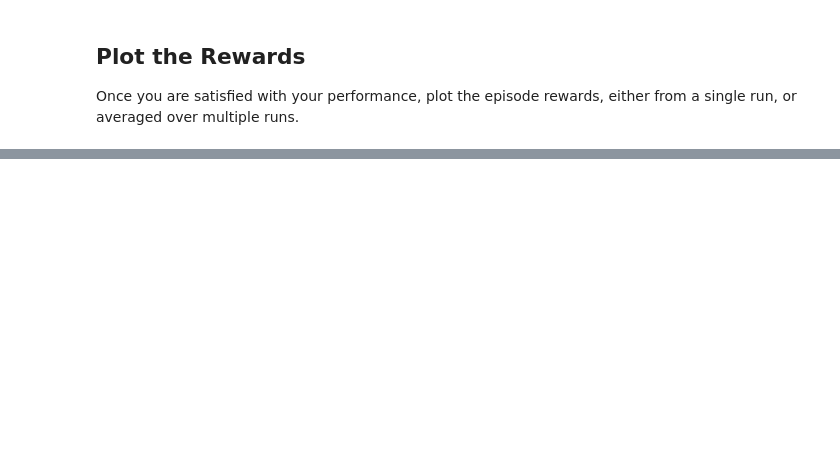
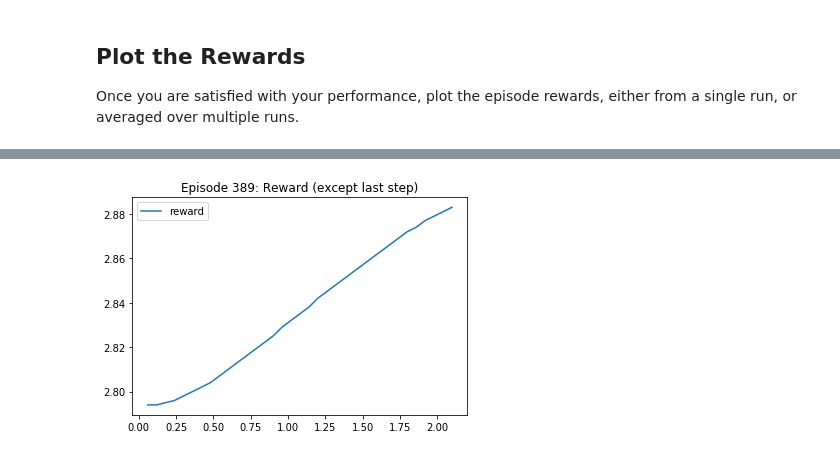
Before and after one commit to glungu/udacity-machine-learning, a Jupyter notebook: reinforcement-learning/quadcopter/Quadcopter_Project.ipynb, the cells around one changed output, grey strips where cells are left out. Saved outputs shown, nothing was run; the diff lists cells and outputs as text; code cells hidden in the pictures; blank space fills up the shorter version.

```diff
--- a/reinforcement-learning/quadcopter/Quadcopter_Project.ipynb
+++ b/reinforcement-learning/quadcopter/Quadcopter_Project.ipynb
@@ -303,0 +324,8 @@ Once you are satisfied with your performance, plot the episode rewards, either f
+# %%
+results_but_last = results[:-1]
+plt.plot(results_but_last['time'], results_but_last['reward'], label='reward')
+plt.legend()
+plt.title('Episode 389: Reward (except last step)')
+_ = plt.ylim()
+# %% [output]
+[figure, added]
```
Also changed, not shown: parts of 13 cells of this notebook, 1 other file.
